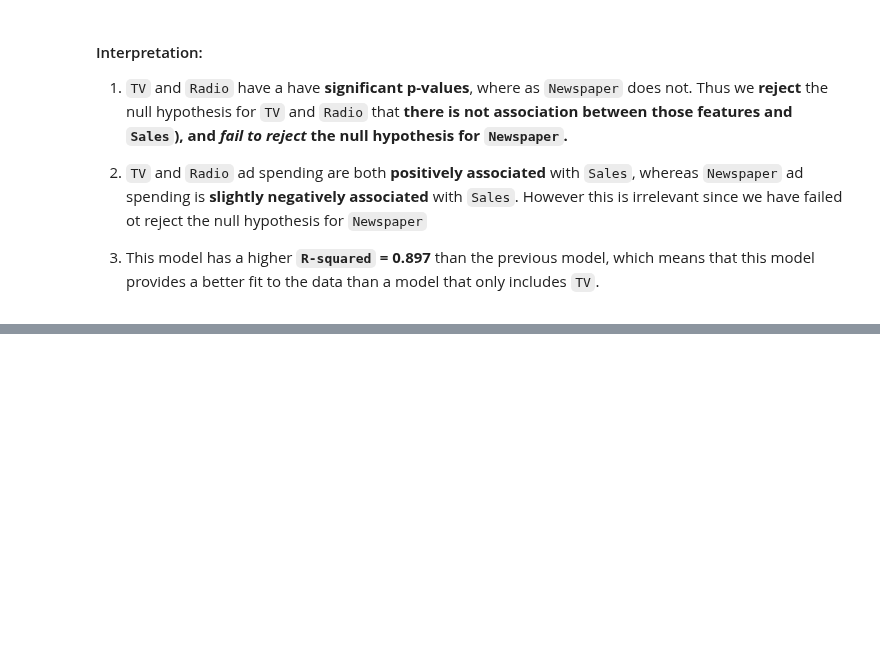
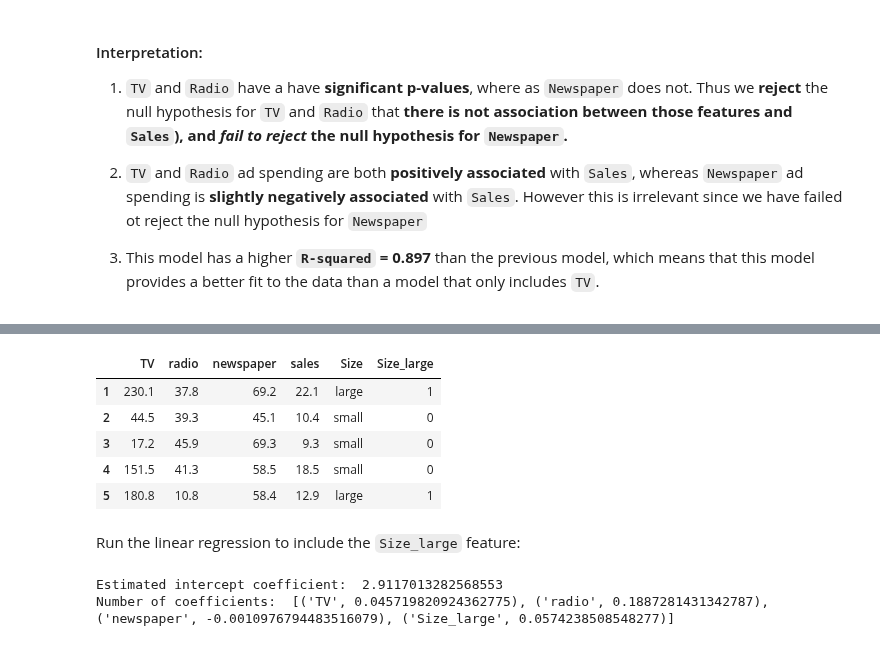
Before and after one commit to naivelogic/Machine_Learning_Notebooks, a Jupyter notebook: ML/ML Foundation/(ISLR) 3. Linear Regression.ipynb, the cells around one changed output, grey strips where cells are left out. Drawn from its saved outputs; the diff is of its cells as text; code cells hidden in the pictures; blank space fills up the shorter version.

```diff
--- a/ML/ML Foundation/(ISLR) 3. Linear Regression.ipynb
+++ b/ML/ML Foundation/(ISLR) 3. Linear Regression.ipynb
@@ -456,0 +534,29 @@ Name: Student2, dtype: int64
+# %%
+# create a new Series called Size_Large
+advertising['Size_large'] = advertising.Size.map({'small':0, 'large':1})
+advertising.head()
+# %% [output]
+|  | TV | radio | newspaper | sales | Size | Size_large |
+| 1 | 230.1 | 37.8 | 69.2 | 22.1 | large | 1 |
+| 2 | 44.5 | 39.3 | 45.1 | 10.4 | small | 0 |
+| 3 | 17.2 | 45.9 | 69.3 | 9.3 | small | 0 |
+| 4 | 151.5 | 41.3 | 58.5 | 18.5 | small | 0 |
+| 5 | 180.8 | 10.8 | 58.4 | 12.9 | large | 1 |
+# %% [markdown]
+Run the linear regression to include the `Size_large` feature:
+# %%
+# define X and y features
+feature_cols = ['TV', 'radio', 'newspaper', 'Size_large']
+X = advertising[feature_cols]
+y = advertising.sales
+
+# initiate and fit
+lm2 = LinearRegression()
+lm2.fit(X, y)
+
+# print coefficients
+print('Estimated intercept coefficient: ',lm2.intercept_)
+print('Number of coefficients: ', list(zip(feature_cols, lm2.coef_)))
+# %% [output]
+Estimated intercept coefficient:  2.9117013282568553
+Number of coefficients:  [('TV', 0.045719820924362775), ('radio', 0.1887281431342787), ('newspaper', -0.0010976794483516079), ('Size_large', 0.0574238508548277)]
```
Also changed, not shown: parts of 36 cells of this notebook.
